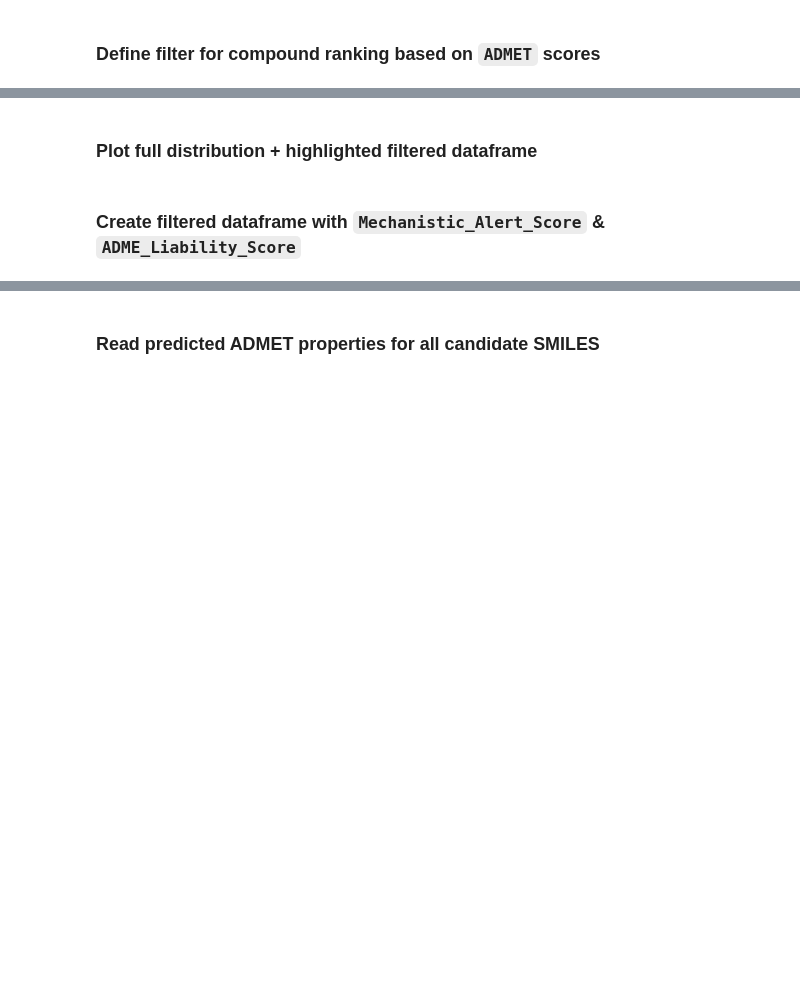
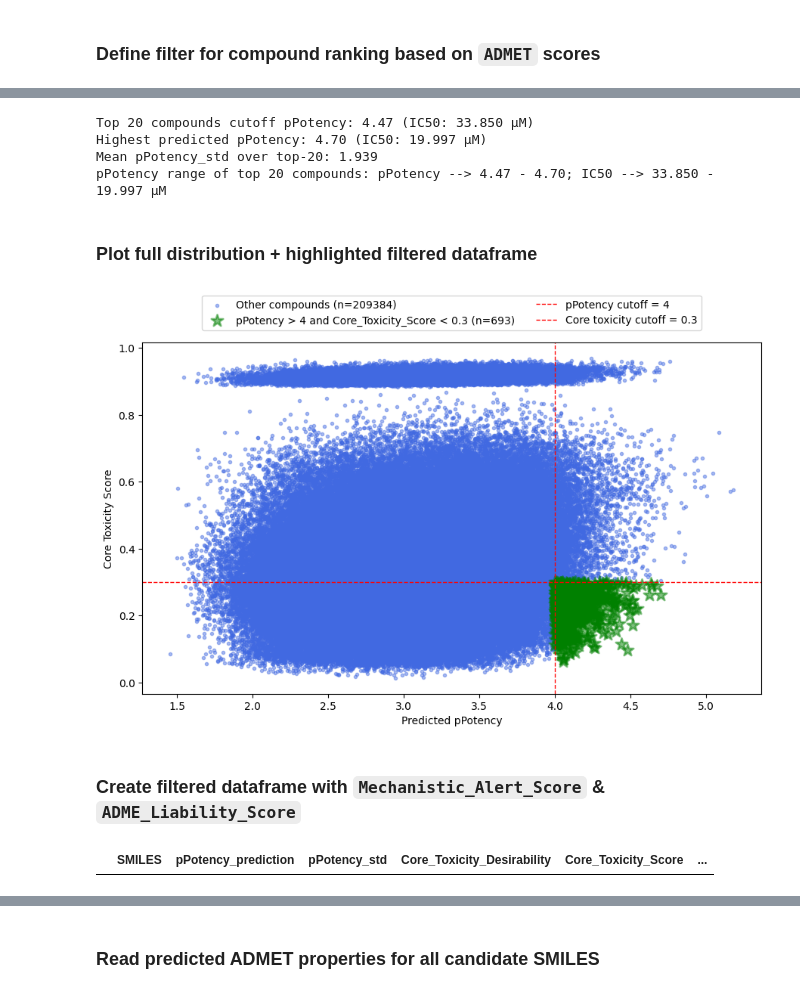
Before and after one commit to soumyadeepghosh35/DTRA_DrugDesign, a Jupyter notebook: DTRA_project_notebooks/Step6_Toxicity_BacillusAnthracis.ipynb, the cells around one changed output, grey strips where cells are left out. Cells and saved outputs as stored; diff of their text form; code cells hidden in the pictures; blank space fills up the shorter version.

```diff
--- a/DTRA_project_notebooks/Step6_Toxicity_BacillusAnthracis.ipynb
+++ b/DTRA_project_notebooks/Step6_Toxicity_BacillusAnthracis.ipynb
@@ -729,7 +856,7 @@ BacillusAnthracisVirus_wART_allDORAnetGenerated_predicted_all
 # %% [markdown]
 ### Read predicted ADMET properties for all candidate SMILES
 # %%
-BacillusAnthracisVirus_wART_allDORAnetGenerated_predicted_all_wToxicity = pd.read_csv(ARTresultsDir + 'BacillusAnthracis_allDORAnetGenerated_Antivirals_ARTprediction_wToxicity.csv')
+BacillusAnthracisVirus_wART_allDORAnetGenerated_predicted_all_wToxicity = pd.read_csv(ARTresultsDir + 'BacillusAnthracis_BasidalinPrecursorDORAnetGenerated_Antibiotic_ARTprediction_wToxicity.csv')
 max_val = BacillusAnthracisVirus_wART_allDORAnetGenerated_predicted_all_wToxicity['pPotency_prediction'].max()
 min_val = BacillusAnthracisVirus_wART_allDORAnetGenerated_predicted_all_wToxicity['pPotency_prediction'].min()
 print(f"pPotency_prediction range: {min_val:.3f} → {max_val:.3f}")
@@ -1158,7 +1354,7 @@ BacillusAnthracisVirus_wART_allDORAnetGenerated_predicted_all_wToxicity_sorted
 # %% [markdown]
 ### Define filter for compound ranking based on `ADMET` scores
 # %%
-pPotency_prediction_cutoff = 5
+pPotency_prediction_cutoff = 4
 Core_Toxicity_cutoff = 0.3
 Mechanistic_Alert_cutoff = 0.3
 ADME_Liability_cutoff = 0.3
@@ -1178,3 +1388,31 @@ BacillusAnthracisVirus_wART_allDORAnetGenerated_predicted_all_wToxicity_core
+# %%
+# Get indices of top 20 compounds sorted by predicted pPotency (highest to lowest)
+df = BacillusAnthracisVirus_wART_allDORAnetGenerated_predicted_all_wToxicity_core
+
+# Predicted pPotency from the new dataframe
+predicted_pPotency = df['pPotency_prediction'].values
+
+top_20_idx = np.argsort(predicted_pPotency)[::-1][:20]
+
+# Get the cutoff pPotency (minimum value in top 20)
+cutoff_pPotency = predicted_pPotency[top_20_idx[-1]]  # Last (20th) value
+highest_pPotency = predicted_pPotency[top_20_idx[0]]  # First (1st) value
+
+# Convert to IC50 in µM
+cutoff_IC50_uM = 10**(-cutoff_pPotency) * 1e6
+best_IC50_uM   = 10**(-highest_pPotency) * 1e6
+top_20_std = df['pPotency_std'].values[top_20_idx]
+
+
+print(f"Top 20 compounds cutoff pPotency: {cutoff_pPotency:.2f} (IC50: {cutoff_IC50_uM:.3f} µM)")
+print(f"Highest predicted pPotency: {highest_pPotency:.2f} (IC50: {best_IC50_uM:.3f} µM)")
+print(f"Mean pPotency_std over top-20: {np.mean(top_20_std):.3f}")
+print(f"pPotency range of top 20 compounds: pPotency --> {cutoff_pPotency:.2f} - {highest_pPotency:.2f}; IC50 --> {cutoff_IC50_uM:.3f} - {best_IC50_uM:.3f} µM")
+# %% [output]
+Top 20 compounds cutoff pPotency: 4.47 (IC50: 33.850 µM)
+Highest predicted pPotency: 4.70 (IC50: 19.997 µM)
+Mean pPotency_std over top-20: 1.939
+pPotency range of top 20 compounds: pPotency --> 4.47 - 4.70; IC50 --> 33.850 - 19.997 µM
 # %% [markdown]
 ### Plot full distribution + highlighted filtered dataframe
 # %%
@@ -1210,33 +1448,41 @@ plt.scatter(
     highlightDF["Core_Toxicity_Score"],
     alpha=0.5,
     marker="*",
     s=140,
     c="g",
     linewidths=1.8,
     label=f"pPotency > {pPotency_prediction_cutoff} and Core_Toxicity_Score < {Core_Toxicity_cutoff} (n={highlightCount})"
 )
 
 plt.axvline(
     x=pPotency_prediction_cutoff,
     c="r",
     linestyle="--",
     linewidth=1,
     label=f"pPotency cutoff = {pPotency_prediction_cutoff}"
 )
 
 plt.axhline(
     y=Core_Toxicity_cutoff,
     c="r",
     linestyle="--",
     linewidth=1,
     label=f"Core toxicity cutoff = {Core_Toxicity_cutoff}"
 )
 
 plt.xlabel("Predicted pPotency")
 plt.ylabel("Core Toxicity Score")
 plt.legend(loc="upper center", bbox_to_anchor=(0.5, 1.15), ncol=2)
 plt.tight_layout()
+
+svg_path = os.path.join(saveDir, "BacillusAnthracisVirus_wART_allDORAnetGenerated_plot_pPotency_CoreToxicity.svg")
+png_path = os.path.join(saveDir, "BacillusAnthracisVirus_wART_allDORAnetGenerated_plot_pPotency_CoreToxicity.png")
+
+plt.savefig(svg_path, format="svg", dpi=600)
+plt.savefig(png_path, format="png", dpi=600)
 plt.show()
+# %% [output]
+[figure, added]
 # %% [markdown]
 ### Create filtered dataframe with `Mechanistic_Alert_Score` & `ADME_Liability_Score`
 # %%
@@ -1255,6 +1501,8 @@ BacillusAnthracisVirus_wART_allDORAnetGenerated_predicted_all_wToxicity_allEndpo
 BacillusAnthracisVirus_wART_allDORAnetGenerated_predicted_all_wToxicity_allEndpoints.to_csv(resultsDir +
                                                                            'BacillusAnthracisVirus_wART_allDORAnetGenerated_predicted_all_wToxicity_allEndpoints.csv', index=False, encoding="utf-8")
 BacillusAnthracisVirus_wART_allDORAnetGenerated_predicted_all_wToxicity_allEndpoints
+# %% [output]
+|  | SMILES | pPotency_prediction | pPotency_std | Core_Toxicity_Desirability | Core_Toxicity_Score | ... |
 # %%
 plotDF = BacillusAnthracisVirus_wART_allDORAnetGenerated_predicted_all_wToxicity_sorted.copy()
 
```
Also changed, not shown: parts of 29 cells of this notebook, 3 other files.
